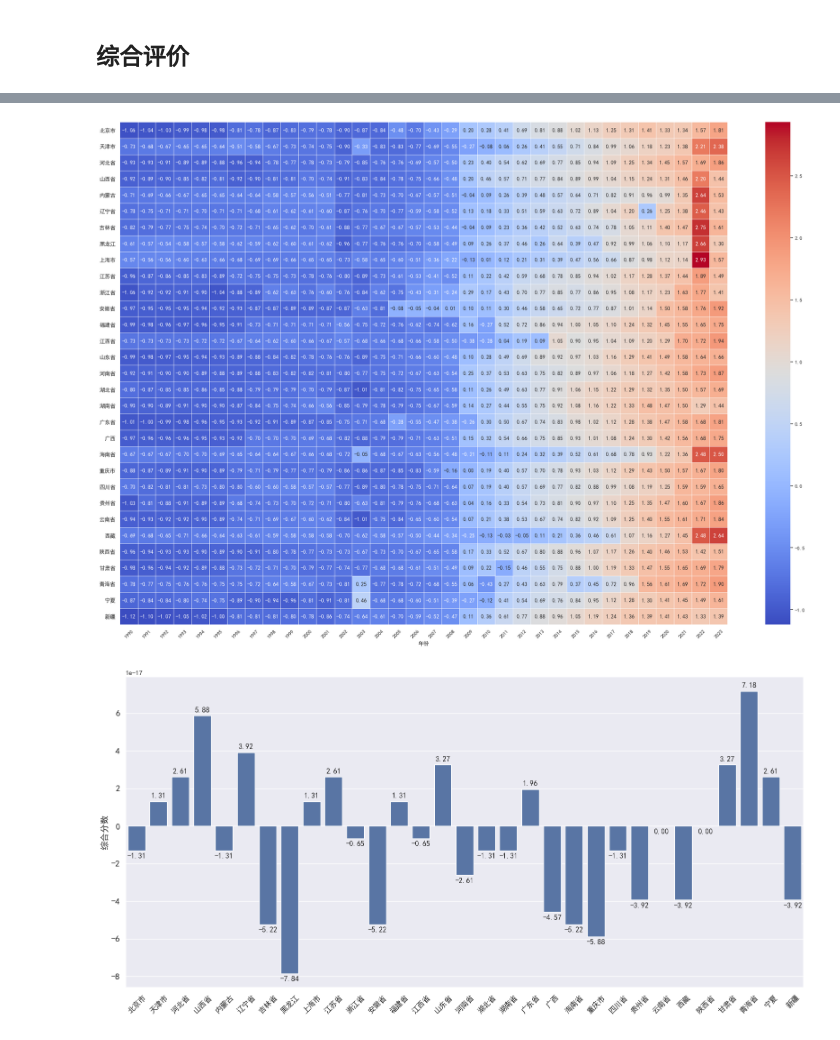
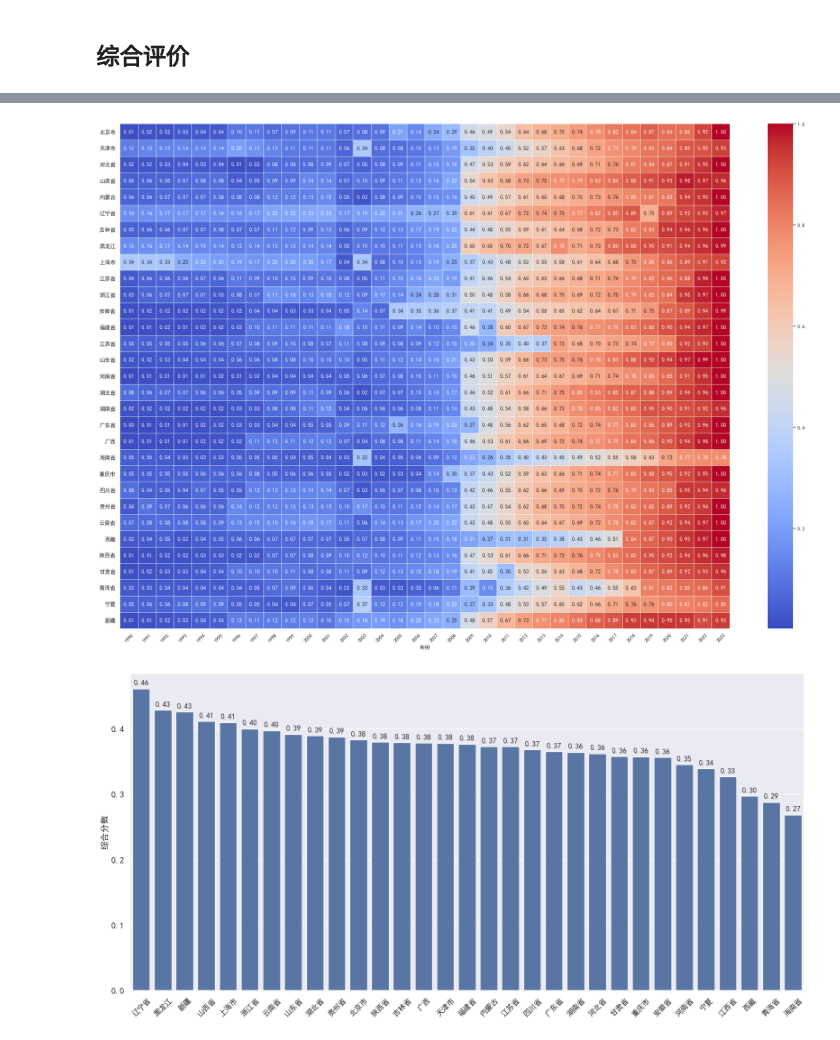
Before and after one commit to Eilok/2024-MathModel-medicine, a Jupyter notebook: second_q.ipynb, the cells around one changed output, grey strips where cells are left out. Saved outputs shown, nothing was run; the diff lists cells and outputs as text; code cells hidden in the pictures.

```diff
--- a/second_q.ipynb
+++ b/second_q.ipynb
@@ -327,7 +327,7 @@ standardized_data_dict = {}
 
 # 对每个指标进行标准化
 for key, df in data_dict.items():
-    scaler = StandardScaler()
+    scaler = MinMaxScaler()
     df = df.drop(columns=['年份', '中国'])
     standardized_df = pd.DataFrame(scaler.fit_transform(df), index=df.index, columns=df.columns)
     standardized_data_dict[key] = standardized_df
@@ -385,46 +405,41 @@ plt.setp(plt.gca().get_yticklabels(), fontproperties=font)
 # 显示图表
 plt.show()
 # %% [output]
-[figure, old version]
+[figure, new version]
 # %%
 # 转成df并计算平均分
 df_bar = mean_comprehensive_score.reset_index()
 df_bar.rename(columns={0: 'Score'}, inplace=True)
+
+# 按照综合分数从大到小排序
+df_bar = df_bar.sort_values(by='Score', ascending=False)
 
 # 设置图表大小
 plt.figure(figsize=(16, 8))
 
 # 绘制柱状图
 ax = sns.barplot(x='index', y='Score', data=df_bar)
 
 # 为每个柱体添加数值标记
 for p in ax.patches:
     height = p.get_height()
-    if height > 0:
-        ax.annotate(format(height * 10**17, '.2f'),
-                    (p.get_x() + p.get_width() / 2., height),
-                    ha='center', va='center',
-                    xytext=(0, 9),  # 正值的数值标记放在柱体上方
-                    textcoords='offset points',
-                    fontsize=12)
-    else:
-        ax.annotate(format(height * 10**17, '.2f'),
-                    (p.get_x() + p.get_width() / 2., height),
-                    ha='center', va='center',
-                    xytext=(0, -9),  # 负值的数值标记放在柱体下方
-                    textcoords='offset points',
-                    fontsize=12)
+    ax.annotate(format(height, '.2f'),
+                (p.get_x() + p.get_width() / 2., height),
+                ha='center', va='center',
+                xytext=(0, 9),  # 正值的数值标记放在柱体上方
+                textcoords='offset points',
+                fontsize=12)
 
 # 设置标题和轴标签
 plt.xlabel('')
 plt.ylabel('综合分数', fontsize=14)
 
 # 旋转 x 轴标签以避免重叠
 plt.xticks(rotation=45, fontsize=12)
 plt.yticks(fontsize=14)
 
 # 显示图表
 plt.tight_layout()
 plt.show()
 # %% [output]
-[figure, old version]
+[figure, new version]
```
Also changed, not shown: parts of 5 cells of this notebook, 2 other files.
